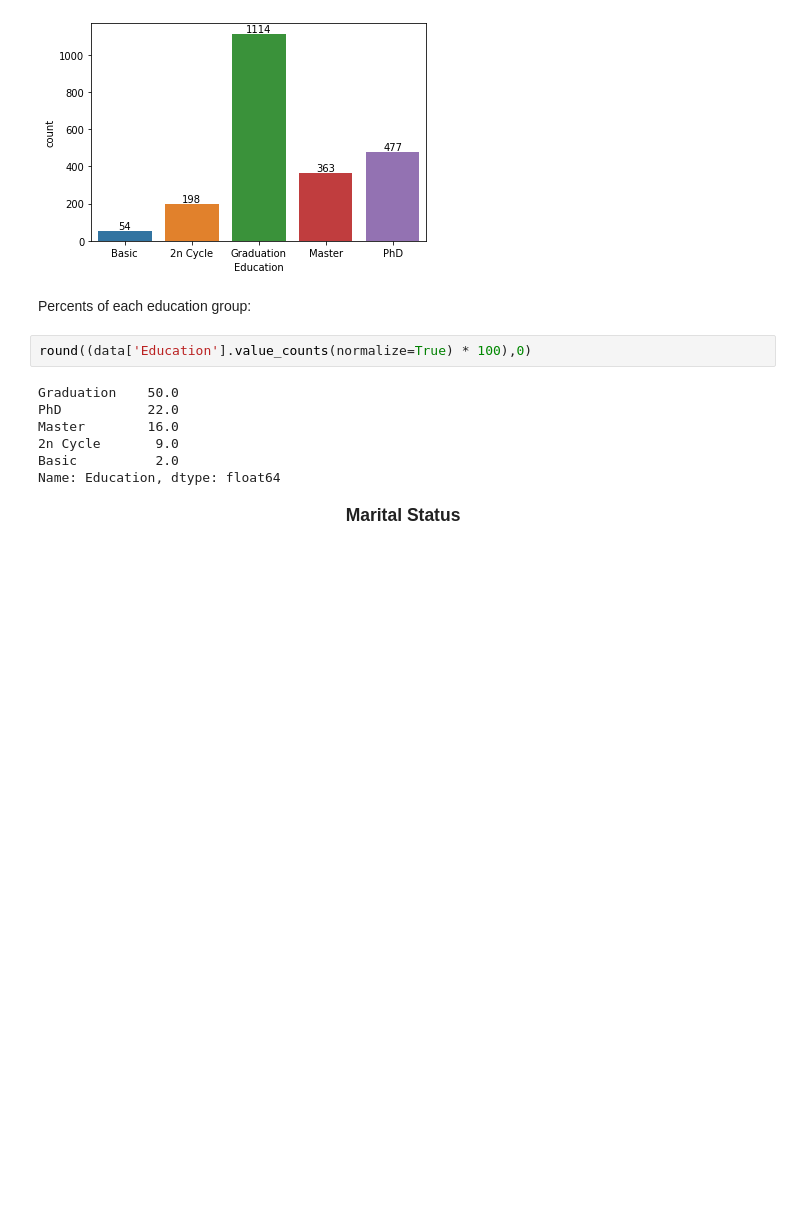
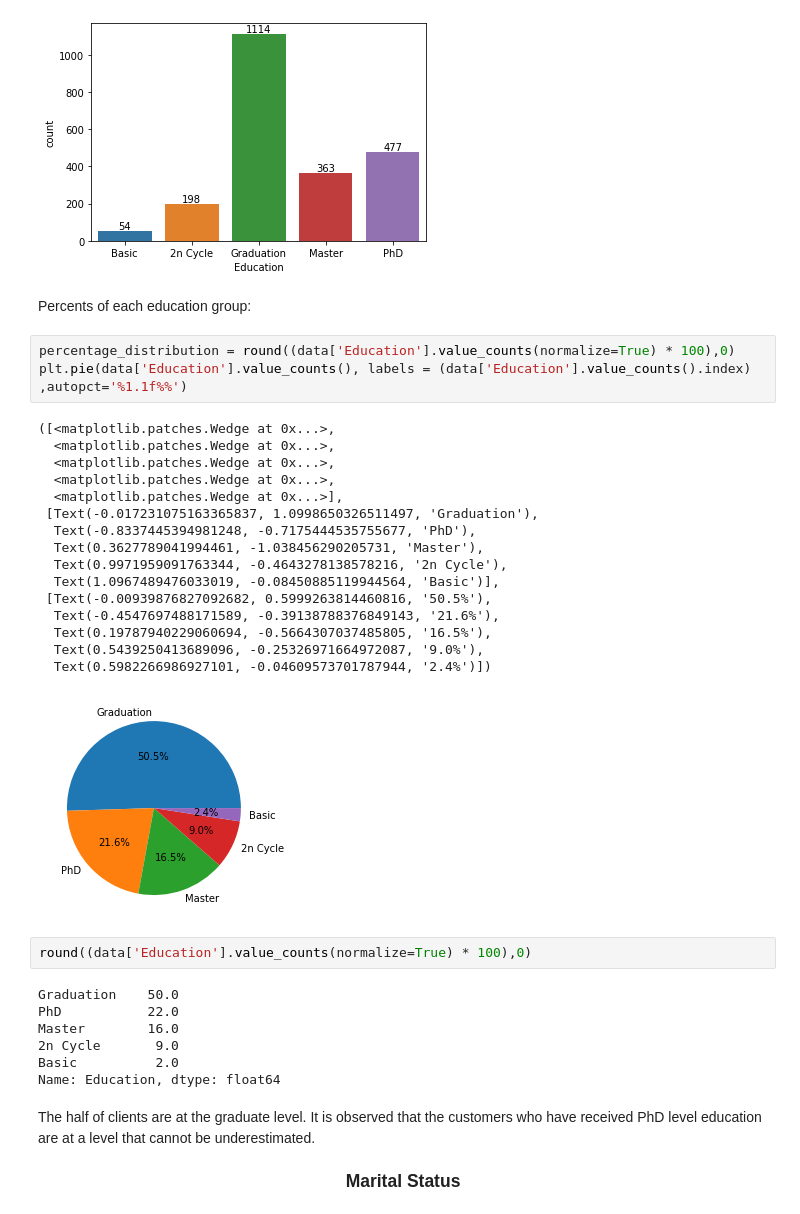
Before and after one commit to barisanik/customer-analysis, a Jupyter notebook: customer-behaviour-analysis.ipynb, the cells around one changed output. Cells and saved outputs as stored; diff of their text form; blank space fills up the shorter version.

```diff
--- a/customer-behaviour-analysis.ipynb
+++ b/customer-behaviour-analysis.ipynb
@@ -269,6 +315,26 @@ for container in ax.containers:
 [figure]
 # %% [markdown]
 Percents of each education group:
+# %%
+percentage_distribution = round((data['Education'].value_counts(normalize=True) * 100),0)
+plt.pie(data['Education'].value_counts(), labels = (data['Education'].value_counts().index) ,autopct='%1.1f%%')
+# %% [output]
+([<matplotlib.patches.Wedge at 0x...>,
+  <matplotlib.patches.Wedge at 0x...>,
+  <matplotlib.patches.Wedge at 0x...>,
+  <matplotlib.patches.Wedge at 0x...>,
+  <matplotlib.patches.Wedge at 0x...>],
+ [Text(-0.017231075163365837, 1.0998650326511497, 'Graduation'),
+  Text(-0.8337445394981248, -0.7175444535755677, 'PhD'),
+  Text(0.3627789041994461, -1.038456290205731, 'Master'),
+  Text(0.9971959091763344, -0.4643278138578216, '2n Cycle'),
+  Text(1.0967489476033019, -0.08450885119944564, 'Basic')],
+ [Text(-0.00939876827092682, 0.5999263814460816, '50.5%'),
+  Text(-0.4547697488171589, -0.39138788376849143, '21.6%'),
+  Text(0.19787940229060694, -0.5664307037485805, '16.5%'),
+  Text(0.5439250413689096, -0.25326971664972087, '9.0%'),
+  Text(0.5982266986927101, -0.04609573701787944, '2.4%')])
+[figure, added]
 # %%
 round((data['Education'].value_counts(normalize=True) * 100),0)
 # %% [output]
@@ -278,6 +344,8 @@ Master        16.0
 2n Cycle       9.0
 Basic          2.0
 Name: Education, dtype: float64
+# %% [markdown]
+The half of clients are at the graduate level. It is observed that the customers who have received PhD level education are at a level that cannot be underestimated.
 # %% [markdown]
 <p style="text-align:center; font-size:125%;"><b>Marital Status</b></p>
 # %%
```
Also changed, not shown: parts of 17 cells of this notebook.
